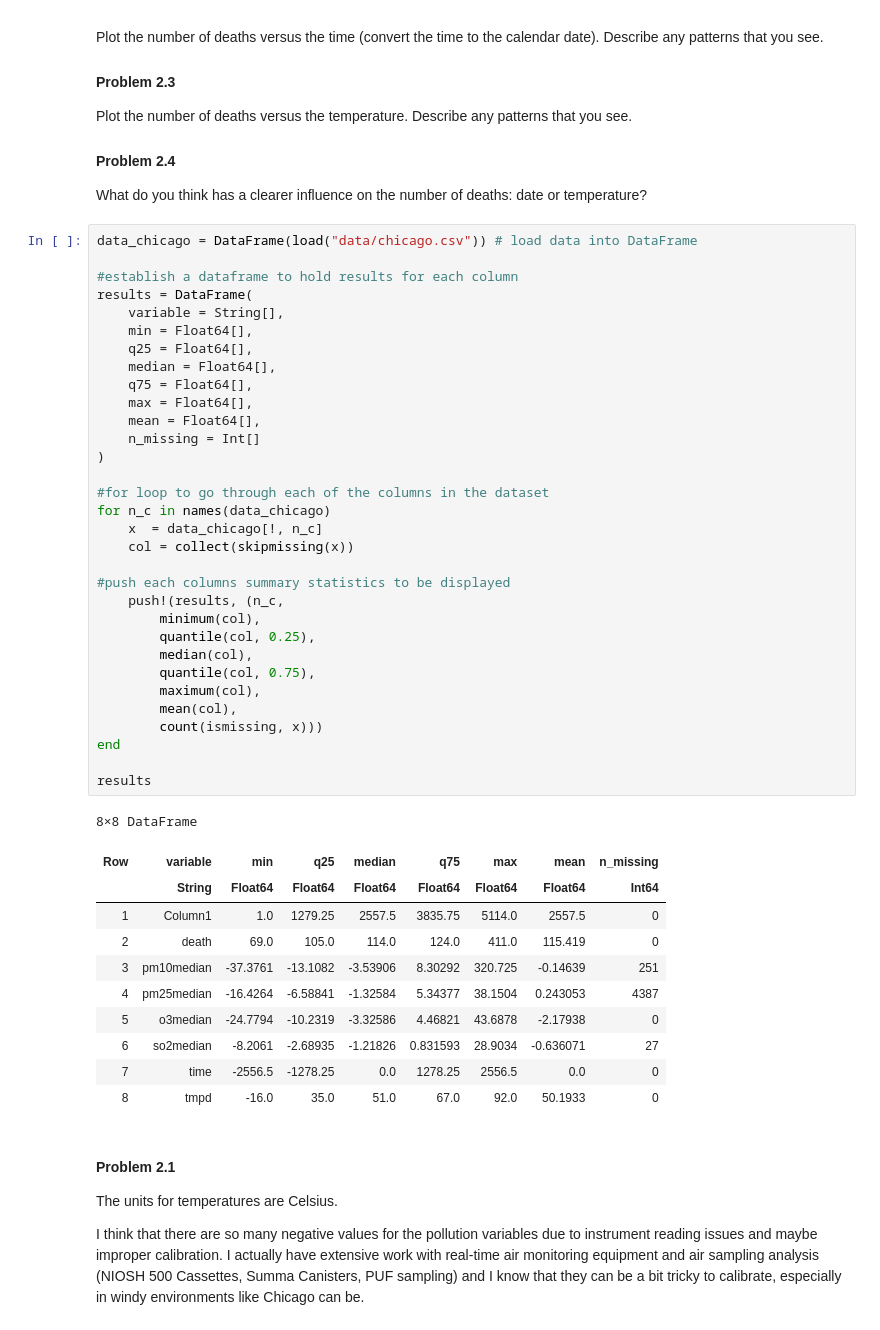
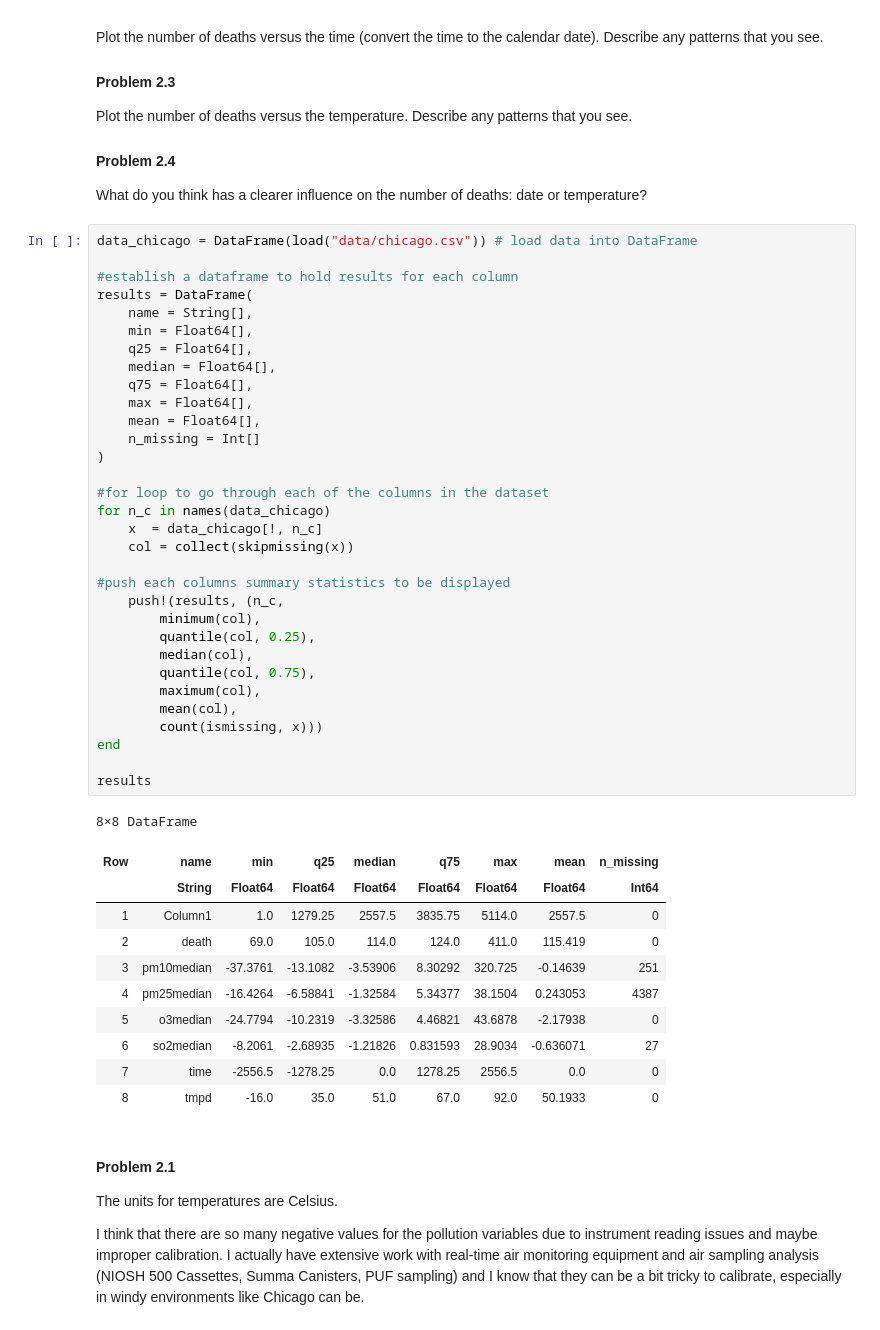
Before and after one commit to BEE4850-SP26/hw01-NickZajac56, a Jupyter notebook: hw01.ipynb, the cells around one changed output. Cells and saved outputs as stored; diff of their text form.

```diff
--- a/hw01.ipynb
+++ b/hw01.ipynb
@@ -277,36 +277,36 @@ data_chicago = DataFrame(load("data/chicago.csv")) # load data into DataFrame
 
 #establish a dataframe to hold results for each column
 results = DataFrame(
-    variable = String[],
+    name = String[],
     min = Float64[],
     q25 = Float64[],
     median = Float64[],
     q75 = Float64[],
     max = Float64[],
     mean = Float64[],
     n_missing = Int[]
 )
 
 #for loop to go through each of the columns in the dataset
 for n_c in names(data_chicago)
     x  = data_chicago[!, n_c]
     col = collect(skipmissing(x))
 
 #push each columns summary statistics to be displayed
     push!(results, (n_c,
         minimum(col),
         quantile(col, 0.25),
         median(col),
         quantile(col, 0.75),
         maximum(col),
         mean(col),
         count(ismissing, x)))
 end
 
 results
 # %% [output]
 8×8 DataFrame
-| Row | variable | min | q25 | median | q75 | max | mean | n_missing |
+| Row | name | min | q25 | median | q75 | max | mean | n_missing |
 |  | String | Float64 | Float64 | Float64 | Float64 | Float64 | Float64 | Int64 |
 | 1 | Column1 | 1.0 | 1279.25 | 2557.5 | 3835.75 | 5114.0 | 2557.5 | 0 |
 | 2 | death | 69.0 | 105.0 | 114.0 | 124.0 | 411.0 | 115.419 | 0 |
```
Also changed, not shown: parts of 7 cells of this notebook.
